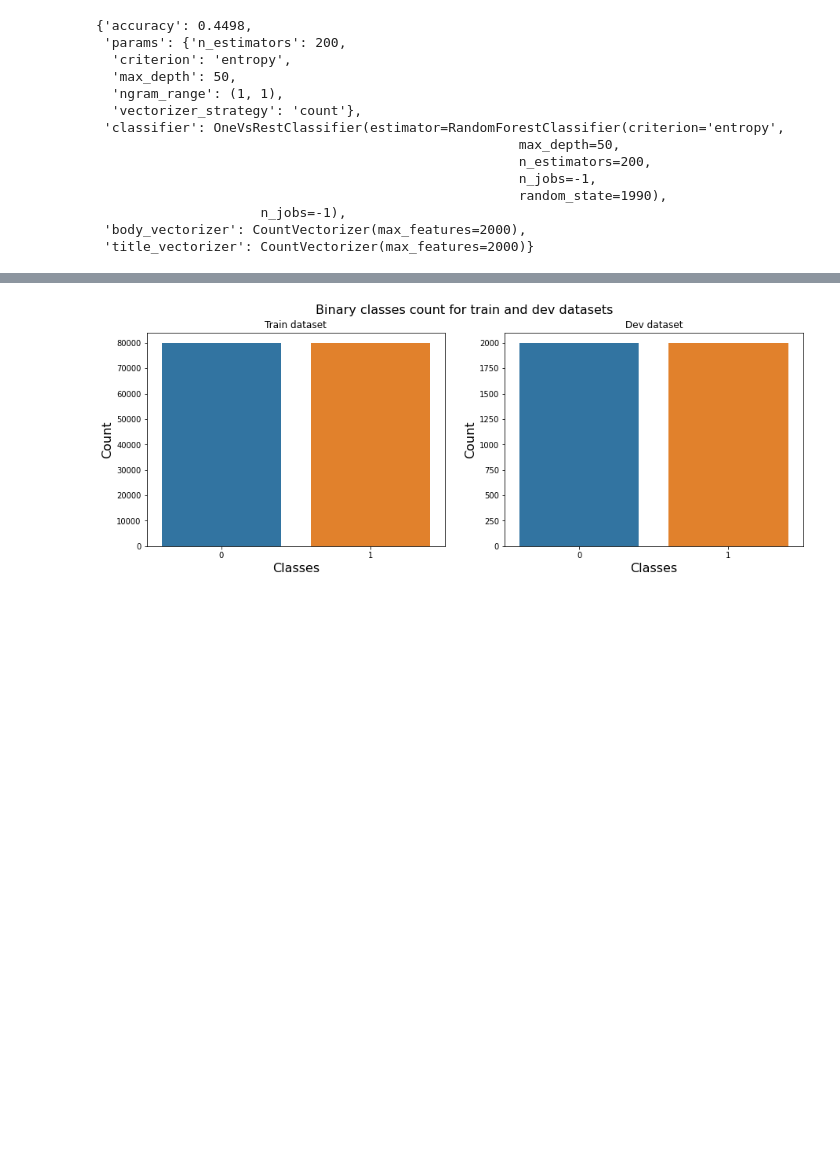
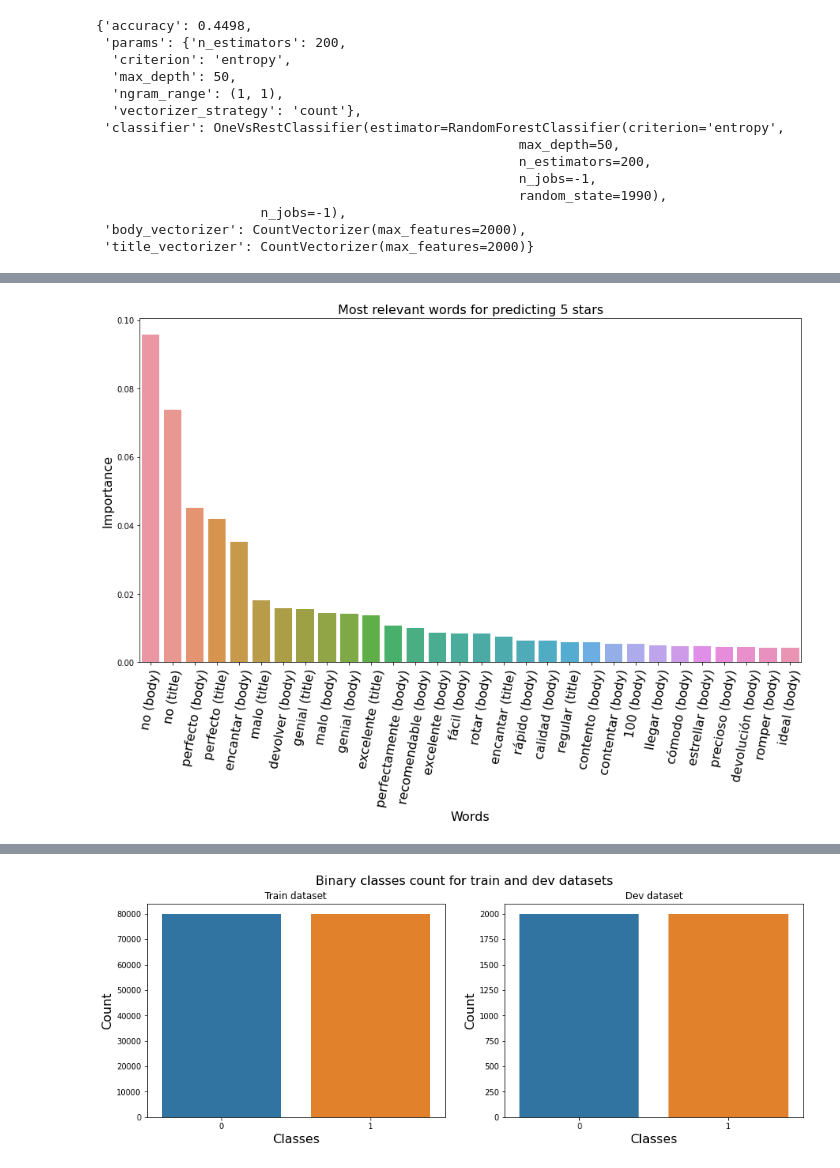
Before and after one commit to ricardoleoncorreia/amazon-review-score-predictor, a Jupyter notebook: DS_Proyecto_03_NLP.ipynb, the cells around one changed output, grey strips where cells are left out. Saved outputs shown, nothing was run; the diff lists cells and outputs as text; code cells hidden in the pictures; blank space fills up the shorter version.

```diff
--- a/DS_Proyecto_03_NLP.ipynb
+++ b/DS_Proyecto_03_NLP.ipynb
@@ -809,0 +797,6 @@ Accuracy for test set: 48.28%
+# %%
+importances = rf_classifier.estimators_[4].feature_importances_
+
+plot_feature_importance(all_words, importances, "5 stars")
+# %% [output]
+[figure, added]
```
Also changed, not shown: parts of 42 cells of this notebook.
